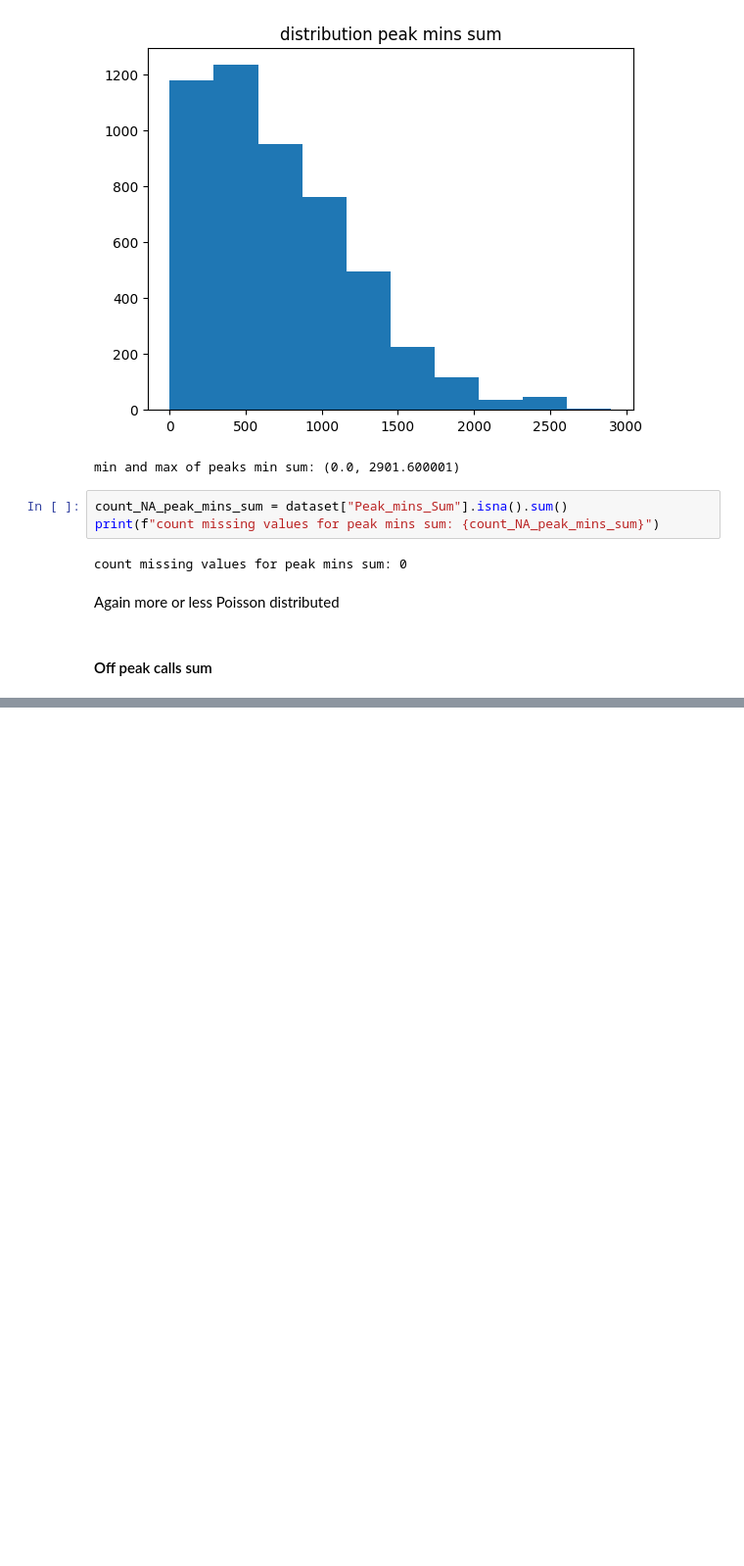
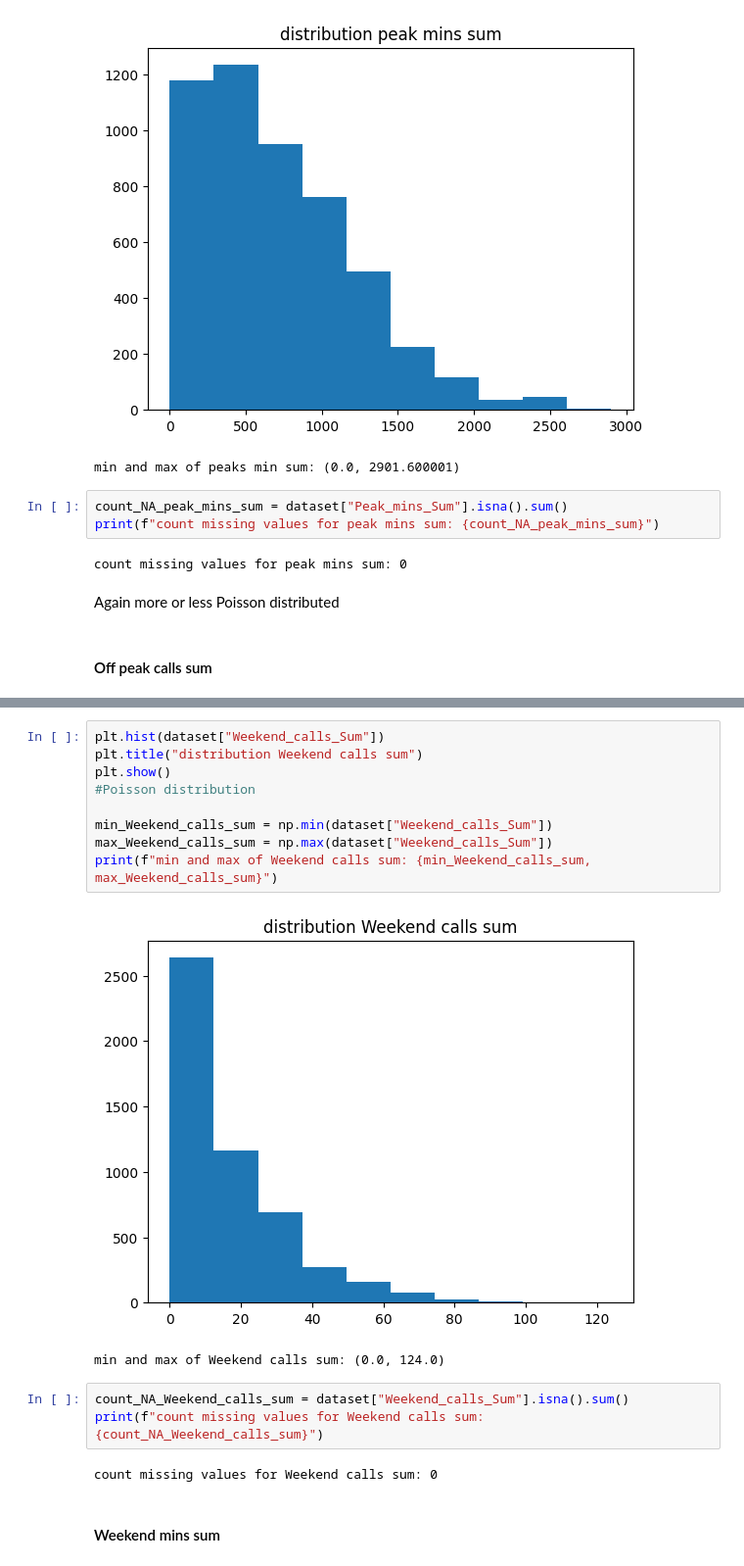
Before and after one commit to Yiannis7918/Advanced_Analytics_2024, a Jupyter notebook: Assignment_1/Scripts_Greg/Exploration_dataset.ipynb, the cells around one changed output, grey strips where cells are left out. Shown at 98% size. Saved outputs shown, nothing was run; the diff lists cells and outputs as text; blank space fills up the shorter version.

```diff
--- a/Assignment_1/Scripts_Greg/Exploration_dataset.ipynb
+++ b/Assignment_1/Scripts_Greg/Exploration_dataset.ipynb
@@ -483,0 +570,19 @@ Again more or less Poisson distributed
+# %%
+plt.hist(dataset["Weekend_calls_Sum"])
+plt.title("distribution Weekend calls sum")
+plt.show()
+#Poisson distribution
+
+min_Weekend_calls_sum = np.min(dataset["Weekend_calls_Sum"])
+max_Weekend_calls_sum = np.max(dataset["Weekend_calls_Sum"])
+print(f"min and max of Weekend calls sum: {min_Weekend_calls_sum, max_Weekend_calls_sum}")
+# %% [output]
+[figure, added]
+min and max of Weekend calls sum: (0.0, 124.0)
+# %%
+count_NA_Weekend_calls_sum = dataset["Weekend_calls_Sum"].isna().sum()
+print(f"count missing values for Weekend calls sum: {count_NA_Weekend_calls_sum}")
+# %% [output]
+count missing values for Weekend calls sum: 0
+# %% [markdown]
+<h4> Weekend mins sum </h4>
```
Also changed, not shown: parts of 41 cells of this notebook.
